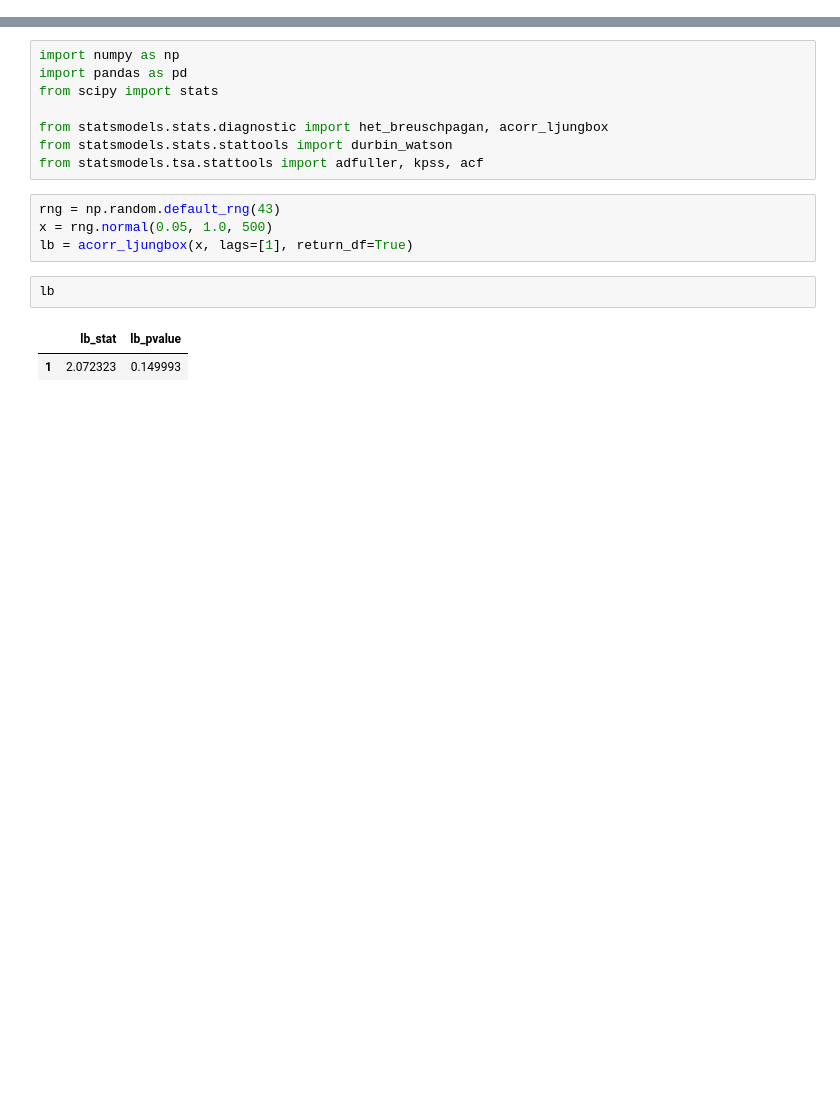
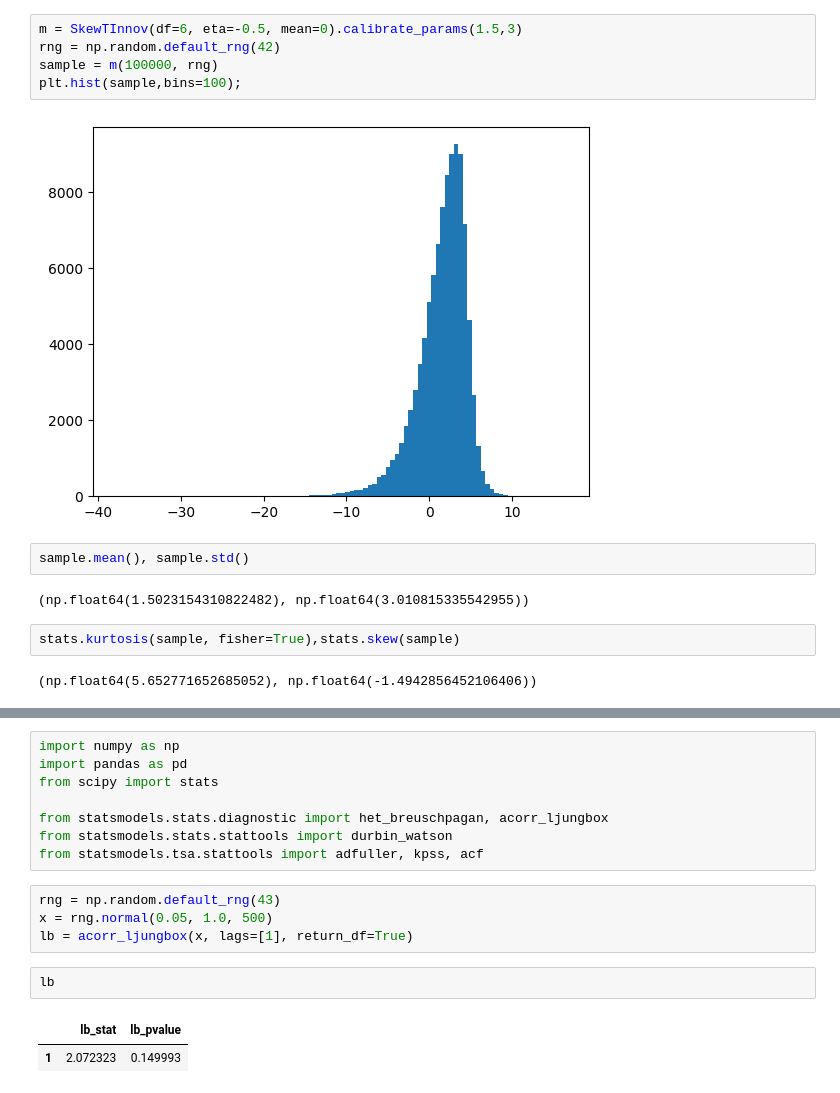
Before and after one commit to Fabro2701/sharpe_ratio_TFM, a Jupyter notebook: notebooks/test.ipynb, the cells around one changed output, grey strips where cells are left out. Drawn from its saved outputs; the diff is of its cells as text; blank space fills up the shorter version.

```diff
--- a/notebooks/test.ipynb
+++ b/notebooks/test.ipynb
@@ -0,0 +9,15 @@
+# %%
+m = SkewTInnov(df=6, eta=-0.5, mean=0).calibrate_params(1.5,3)
+rng = np.random.default_rng(42)
+sample = m(100000, rng)
+plt.hist(sample,bins=100);
+# %% [output]
+[figure, added]
+# %%
+sample.mean(), sample.std()
+# %% [output]
+(np.float64(1.5023154310822482), np.float64(3.010815335542955))
+# %%
+stats.kurtosis(sample, fisher=True),stats.skew(sample)
+# %% [output]
+(np.float64(5.652771652685052), np.float64(-1.4942856452106406))
```
Also changed, not shown: parts of 7 cells of this notebook, 6 other files.
